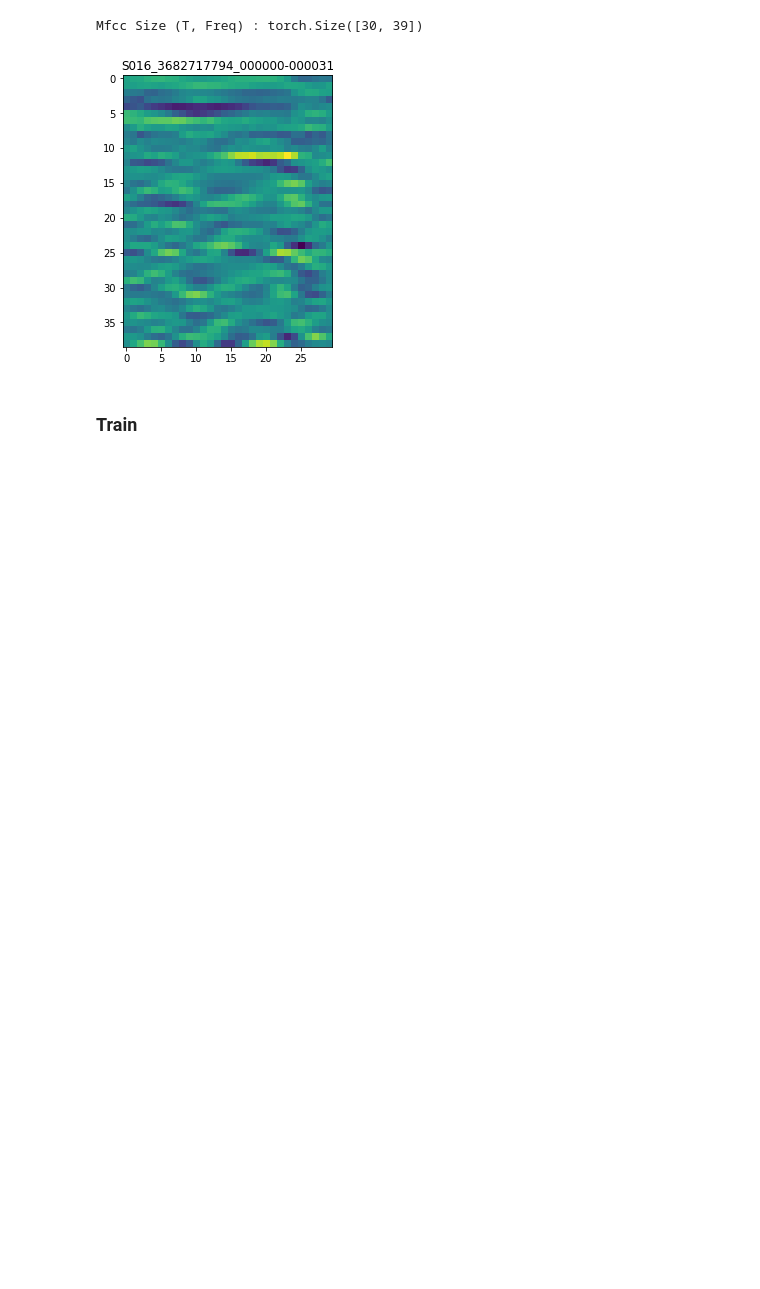
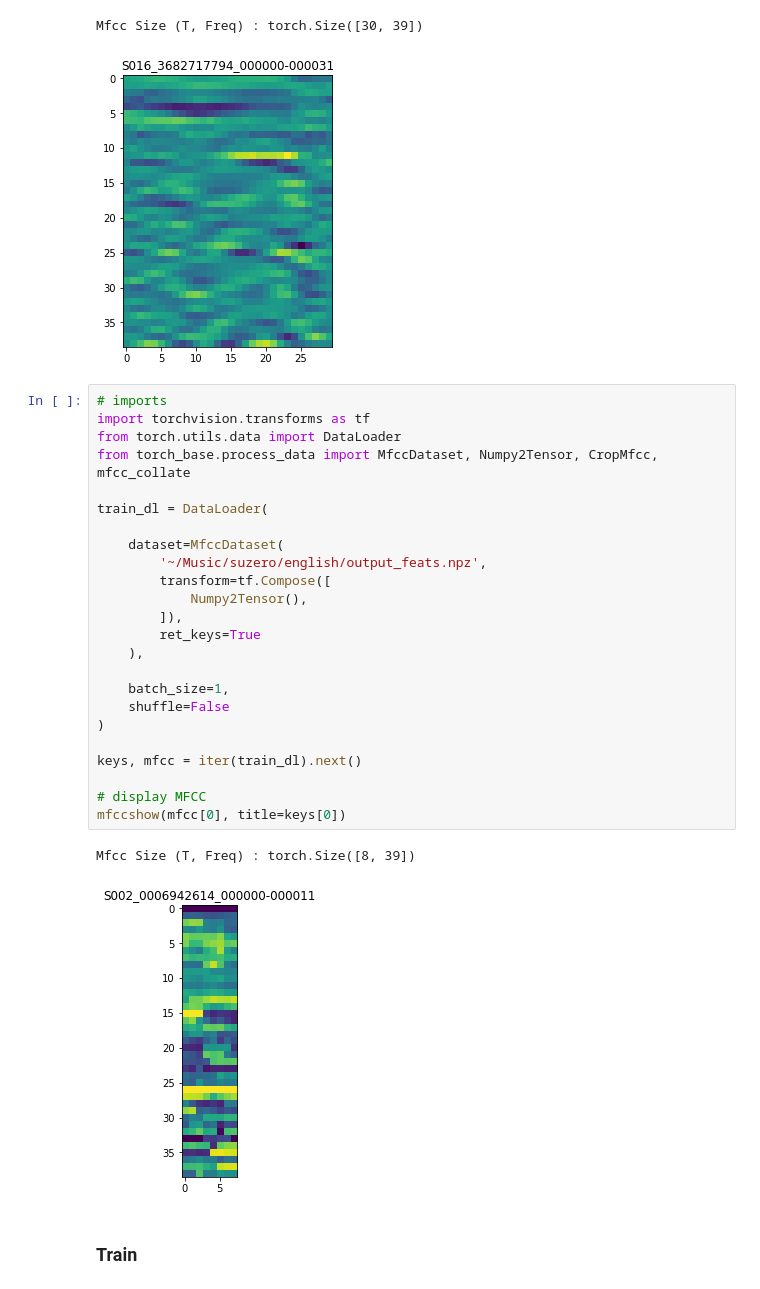
Before and after one commit to kamperh/suzerospeech2019, a Jupyter notebook: notebooks/binet.ipynb, the cells around one changed output. Drawn from its saved outputs; the diff is of its cells as text; blank space fills up the shorter version.

```diff
--- a/notebooks/binet.ipynb
+++ b/notebooks/binet.ipynb
@@ -98,6 +101,33 @@ mfccshow(mfcc[0], title=keys[4])
 # %% [output]
 Mfcc Size (T, Freq) : torch.Size([30, 39])
 [figure]
+# %%
+# imports
+import torchvision.transforms as tf
+from torch.utils.data import DataLoader
+from torch_base.process_data import MfccDataset, Numpy2Tensor, CropMfcc, mfcc_collate
+
+train_dl = DataLoader(
+
+    dataset=MfccDataset(
+        '~/Music/suzero/english/output_feats.npz',
+        transform=tf.Compose([
+            Numpy2Tensor(),
+        ]),
+        ret_keys=True
+    ),
+
+    batch_size=1,
+    shuffle=False
+)
+
+keys, mfcc = iter(train_dl).next()
+
+# display MFCC
+mfccshow(mfcc[0], title=keys[0])
+# %% [output]
+Mfcc Size (T, Freq) : torch.Size([8, 39])
+[figure, added]
 # %% [markdown]
 ### Train
 # %%
```
Also changed, not shown: parts of 1 cell of this notebook, 1 other file.
